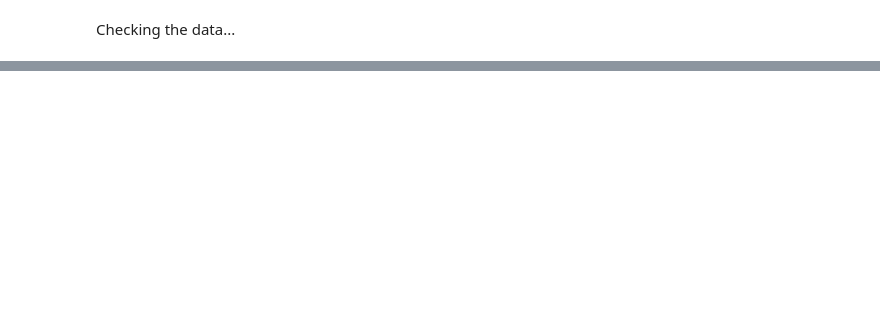
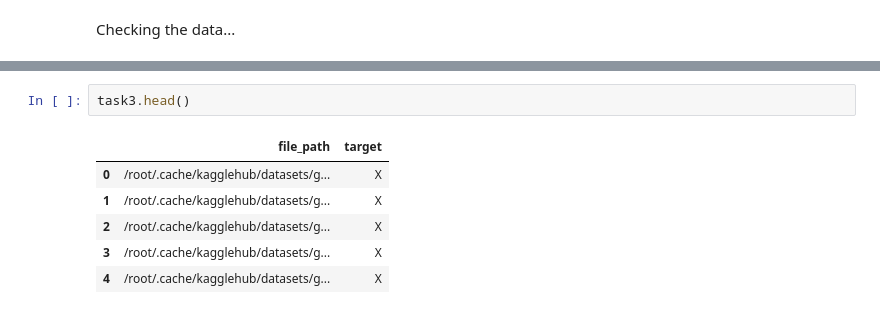
Before and after one commit to Isaac-Gregory/Continual-Learning-Project, a Jupyter notebook: Continual_Learning.ipynb, the cells around one changed output, grey strips where cells are left out. Saved outputs shown, nothing was run; the diff lists cells and outputs as text; blank space fills up the shorter version.

```diff
--- a/Continual_Learning.ipynb
+++ b/Continual_Learning.ipynb
@@ -70,0 +90,9 @@ data.head()
+# %%
+task3.head()
+# %% [output]
+|  | file_path | target |
+| 0 | /root/.cache/kagglehub/datasets/g... | X |
+| 1 | /root/.cache/kagglehub/datasets/g... | X |
+| 2 | /root/.cache/kagglehub/datasets/g... | X |
+| 3 | /root/.cache/kagglehub/datasets/g... | X |
+| 4 | /root/.cache/kagglehub/datasets/g... | X |
```
Also changed, not shown: parts of 6 cells of this notebook.
